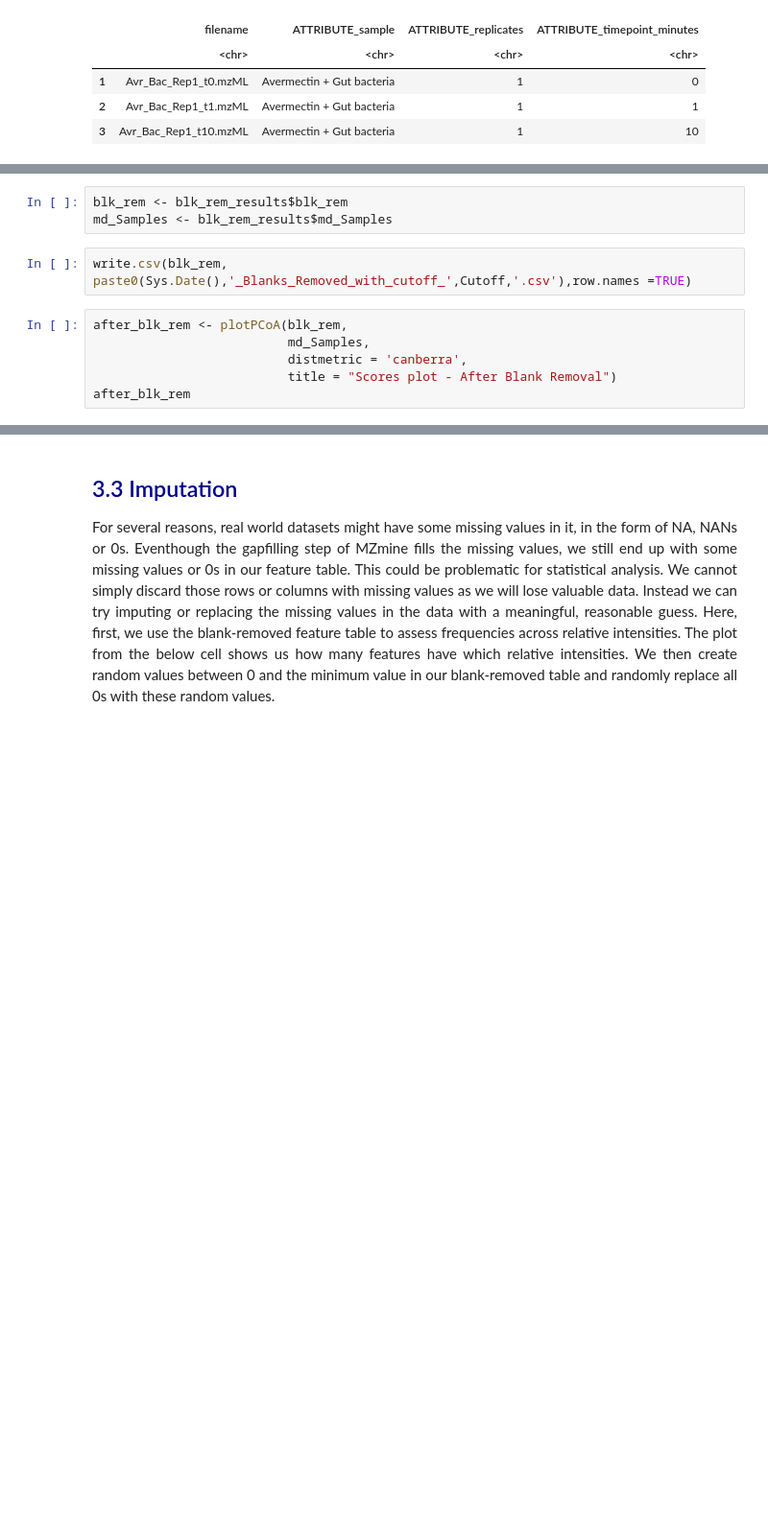
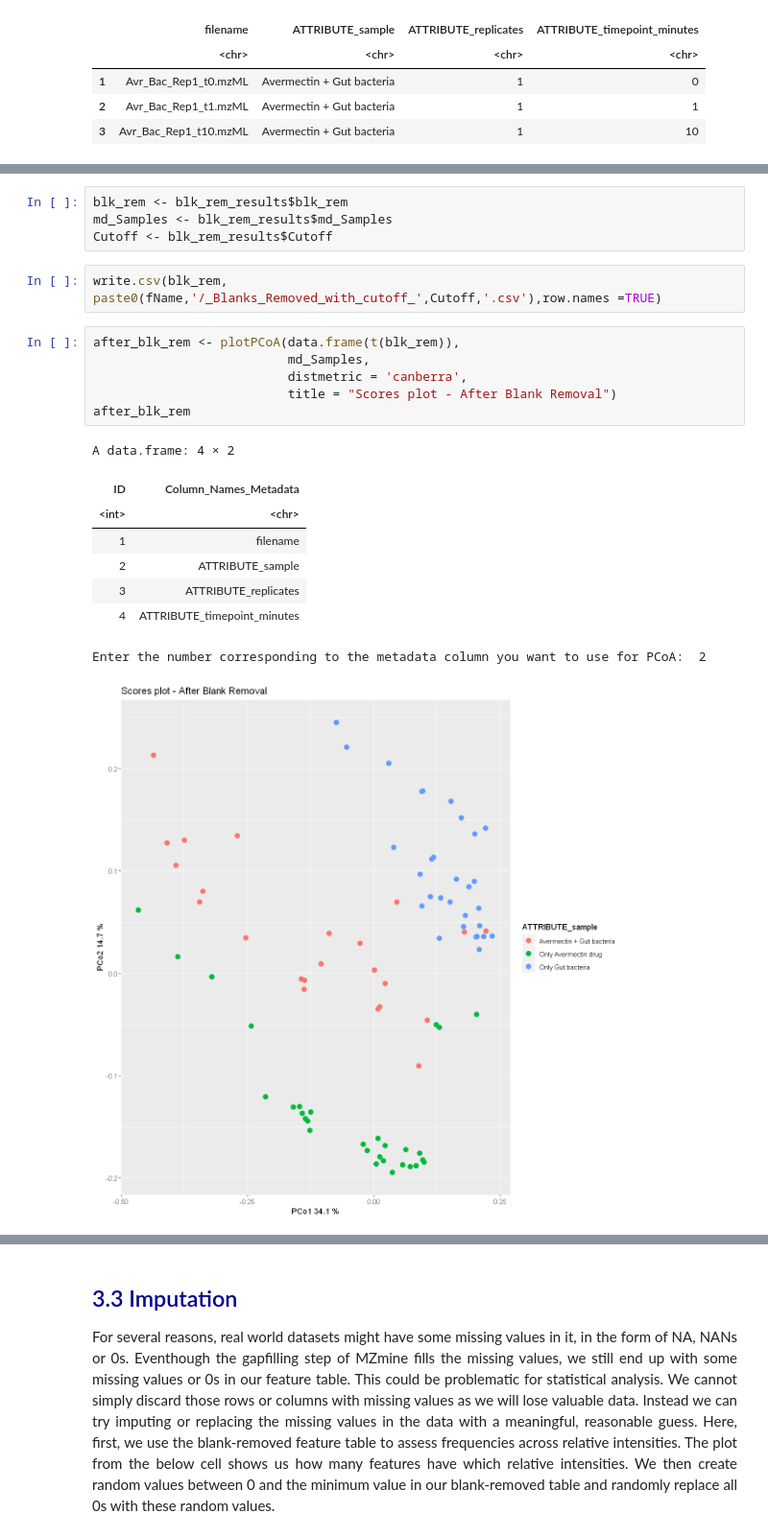
Before and after one commit to abzer005/ChemProp2, a Jupyter notebook: ChemProp2_latest.ipynb, the cells around one changed output, grey strips where cells are left out. Shown: that part at 96% size. Saved outputs shown, nothing was run; the diff lists cells and outputs as text; blank space fills up the shorter version.

Commit message:
updated the case study with replicates

```diff
--- a/ChemProp2_latest.ipynb
+++ b/ChemProp2_latest.ipynb
@@ -467,11 +488,22 @@ lengths(blk_rem_results)
 # %%
 blk_rem <- blk_rem_results$blk_rem
 md_Samples <- blk_rem_results$md_Samples
+Cutoff <- blk_rem_results$Cutoff
 # %%
-write.csv(blk_rem, paste0(Sys.Date(),'_Blanks_Removed_with_cutoff_',Cutoff,'.csv'),row.names =TRUE)
+write.csv(blk_rem, paste0(fName,'/_Blanks_Removed_with_cutoff_',Cutoff,'.csv'),row.names =TRUE)
 # %%
-after_blk_rem <- plotPCoA(blk_rem,
+after_blk_rem <- plotPCoA(data.frame(t(blk_rem)),
                           md_Samples,
                           distmetric = 'canberra',
                           title = "Scores plot - After Blank Removal")
 after_blk_rem
+# %% [output]
+A data.frame: 4 × 2
+| ID | Column_Names_Metadata |
+| <int> | <chr> |
+| 1 | filename |
+| 2 | ATTRIBUTE_sample |
+| 3 | ATTRIBUTE_replicates |
+| 4 | ATTRIBUTE_timepoint_minutes |
+Enter the number corresponding to the metadata column you want to use for PCoA:  2
+[figure, added]
```
Also changed, not shown: parts of 92 cells of this notebook, 2 other files.
